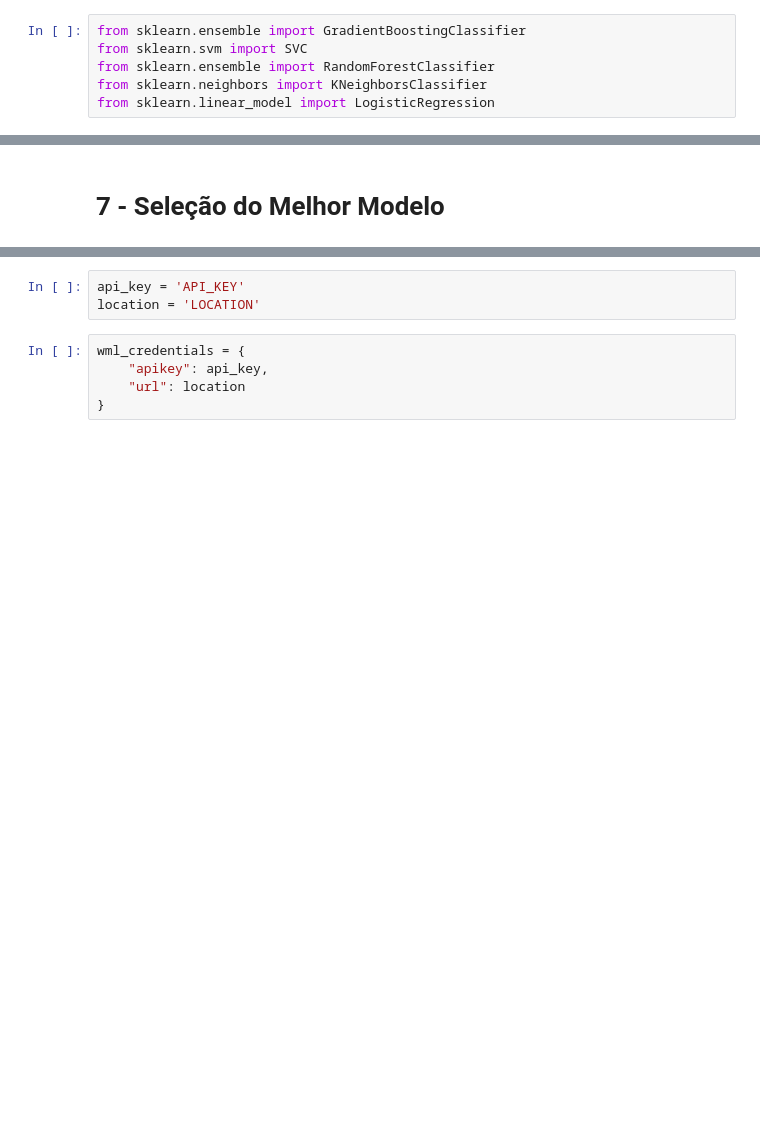
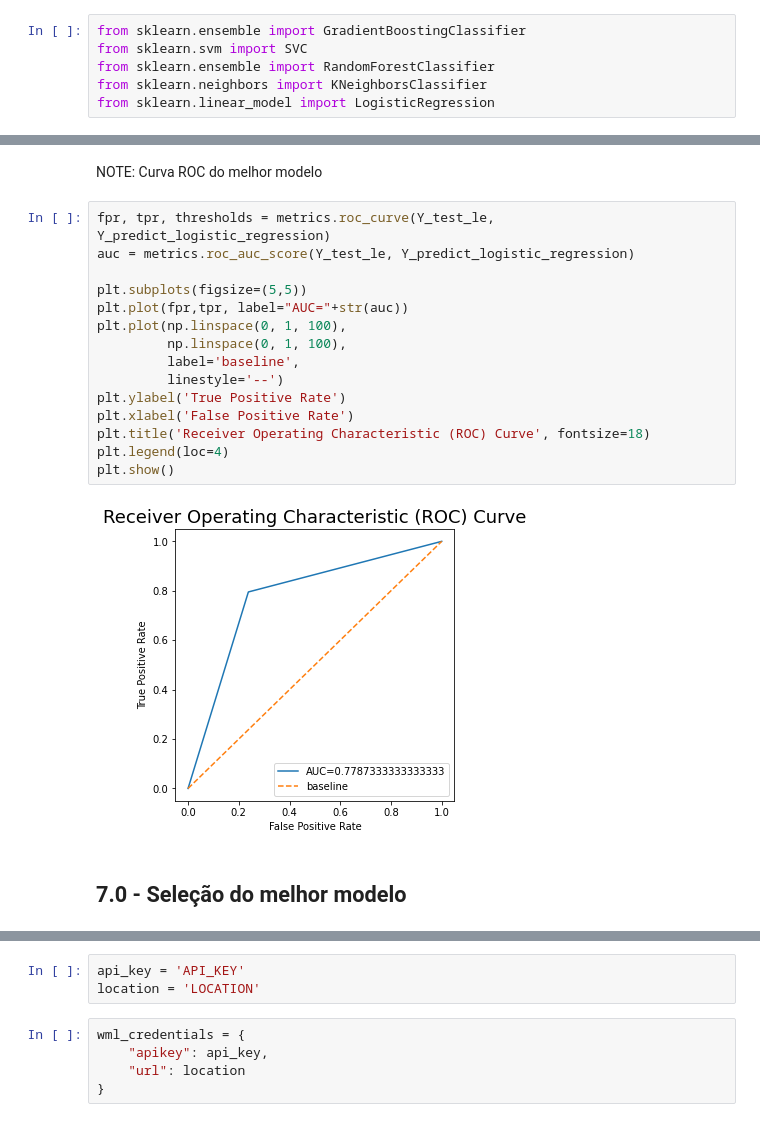
Before and after one commit to leonardofurnielis/imdb-reviews, a Jupyter notebook: jupyter/sentiment-analyses-sklearn1.0.ipynb, the cells around one changed output, grey strips where cells are left out. Cells and saved outputs as stored; diff of their text form; blank space fills up the shorter version.

```diff
--- a/jupyter/sentiment-analyses-sklearn1.0.ipynb
+++ b/jupyter/sentiment-analyses-sklearn1.0.ipynb
@@ -195,5 +313,24 @@ plt.title(title);
+# %% [markdown]
+NOTE: Curva ROC do melhor modelo
+# %%
+fpr, tpr, thresholds = metrics.roc_curve(Y_test_le, Y_predict_logistic_regression)
+auc = metrics.roc_auc_score(Y_test_le, Y_predict_logistic_regression)
+
+plt.subplots(figsize=(5,5))
+plt.plot(fpr,tpr, label="AUC="+str(auc))
+plt.plot(np.linspace(0, 1, 100),
+         np.linspace(0, 1, 100),
+         label='baseline',
+         linestyle='--')
+plt.ylabel('True Positive Rate')
+plt.xlabel('False Positive Rate')
+plt.title('Receiver Operating Characteristic (ROC) Curve', fontsize=18)
+plt.legend(loc=4)
+plt.show()
+# %% [output]
+[figure, added]
 # %% [markdown]
-# 7 - Seleção do Melhor Modelo
+## 7.0 - Seleção do melhor modelo
 # %%
 X_train_final = tfidf.fit_transform(X)
 Y_train_final = le.fit_transform(list(Y))
```
Also changed, not shown: parts of 35 cells of this notebook.
